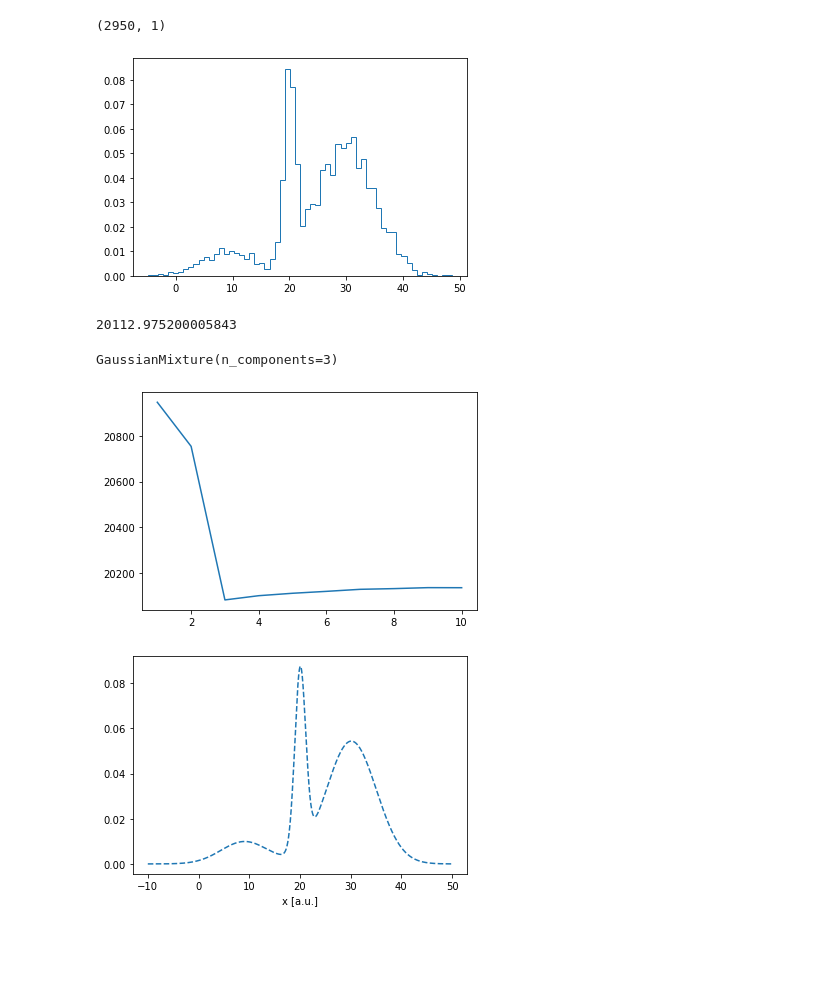
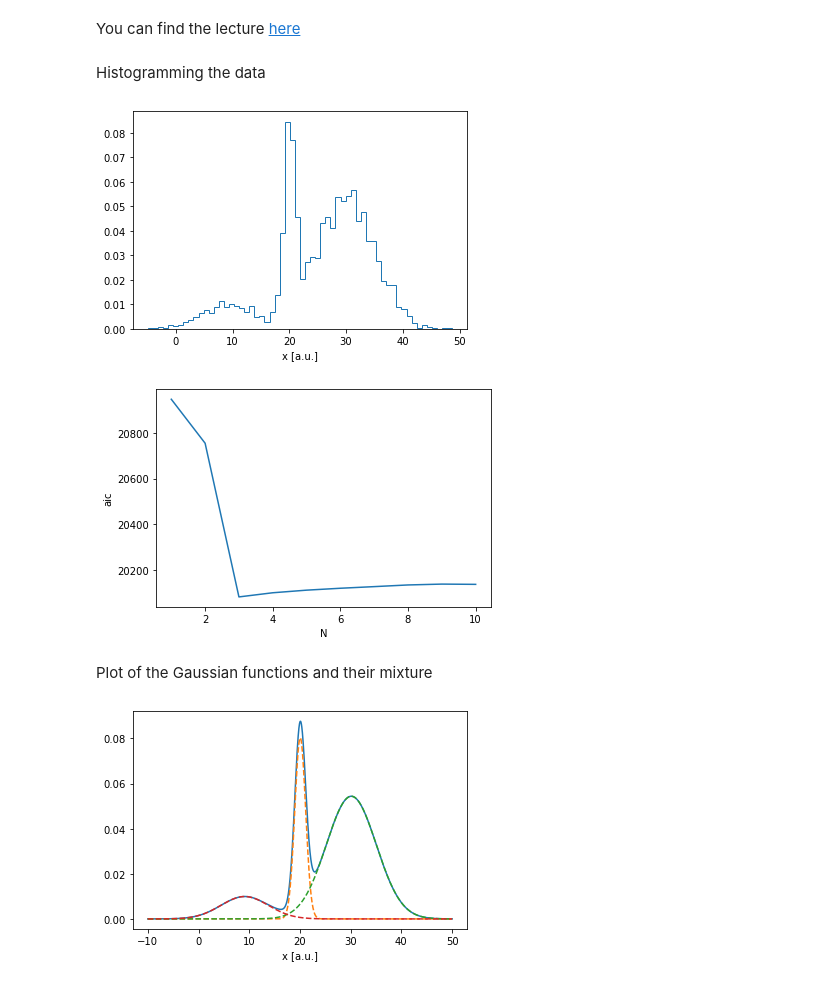
Before and after one commit to SimoneAbeni/astrostatistics_bicocca_2026, a Jupyter notebook: working/Lecture06/Mode determination with GM.ipynb, the cells around one changed output. Saved outputs shown, nothing was run; the diff lists cells and outputs as text; code cells hidden in the pictures; blank space fills up the shorter version.

Commit message:
Completed histogram + gaussian mixture plot; automated minimum value search

```diff
--- a/working/Lecture06/Mode determination with GM.ipynb
+++ b/working/Lecture06/Mode determination with GM.ipynb
@@ -1,3 +1,5 @@
+# %% [markdown]
+You can find the lecture [here](https://github.com/dgerosa/astrostatistics_bicocca_2026/blob/main/lectures/L06_frequentist.ipynb)
 # %%
 import numpy as np
 from matplotlib import pyplot as plt
@@ -5,20 +7,14 @@ from scipy.stats import norm
 from sklearn.mixture import GaussianMixture
 # %%
 data=np.load('/Users/simoneabeni/Desktop/GitHub/reps/astrostatistics_bicocca_2026/solutions/formationchannels.npy')
-np.shape(data)
-# %% [output]
-(2950, 1)
+# %% [markdown]
+Histogramming the data
 # %%
 plt.hist(data,histtype='step',bins=60,density=True);
+plt.xlabel('x [a.u.]')
 plt.show()
 # %% [output]
-[figure, old version]
+[figure, new version]
-# %%
-gm = GaussianMixture(5).fit(data)
-gm.means_
-gm.aic(data)
-# %% [output]
-20112.975200005843
 # %%
 #compute aic
 N=10
@@ -26,19 +22,22 @@ aic = np.empty(N)
 for i in np.arange(1,N+1):
     aic[i-1] = GaussianMixture(i).fit(data).aic(data)
 np.min(aic)
-print(GaussianMixture(3).fit(data))
+#-----------------------
+#index of the minimum +1, input to GaussianMixture(k).fit(data)
+k=int(np.argwhere(aic == np.min(aic)).flatten()[0]) + 1
-# %% [output]
-GaussianMixture(n_components=3)
 # %%
 #aic vs. N
 plt.plot(np.arange(1,N+1),aic);
-plt.xlab
+plt.xlabel('N')
+plt.ylabel('aic')
 plt.show()
 # %% [output]
-[figure, old version]
+[figure, new version]
+# %% [markdown]
+Plot of the Gaussian functions and their mixture
 # %%
 xgrid = np.linspace(-10,50,10**5)
-gm3 = GaussianMixture(3).fit(data)
+gm3 = GaussianMixture(k).fit(data) #GM fit with 'k' computed above
 gm3_means=gm3.means_.flatten() #array of means
 gm3_dev=((gm3.covariances_)**0.5).flatten() #array of sigmas
 gm3_weights=gm3.weights_.flatten() #array of weights
@@ -46,10 +45,10 @@ y = np.array([w*norm.pdf(xgrid,loc=x_0,scale=s) for (w,x_0,s) in zip(gm3_weights
 Y=np.sum(y,axis=0,keepdims=True).flatten()
 fig, ax = plt.subplots()
 #for yi in Y:
-plt.plot(xgrid,Y,ls='--')
-#for yi in y:
-    #plt.plot(xgrid,yi,ls='--')
+plt.plot(xgrid,Y,ls='-')
+for yi in y:
+    plt.plot(xgrid,yi,ls='--')
 plt.xlabel('x [a.u.]')
 plt.show()
 # %% [output]
-[figure, old version]
+[figure, new version]
```
Also changed, not shown: parts of 2 cells of this notebook.
